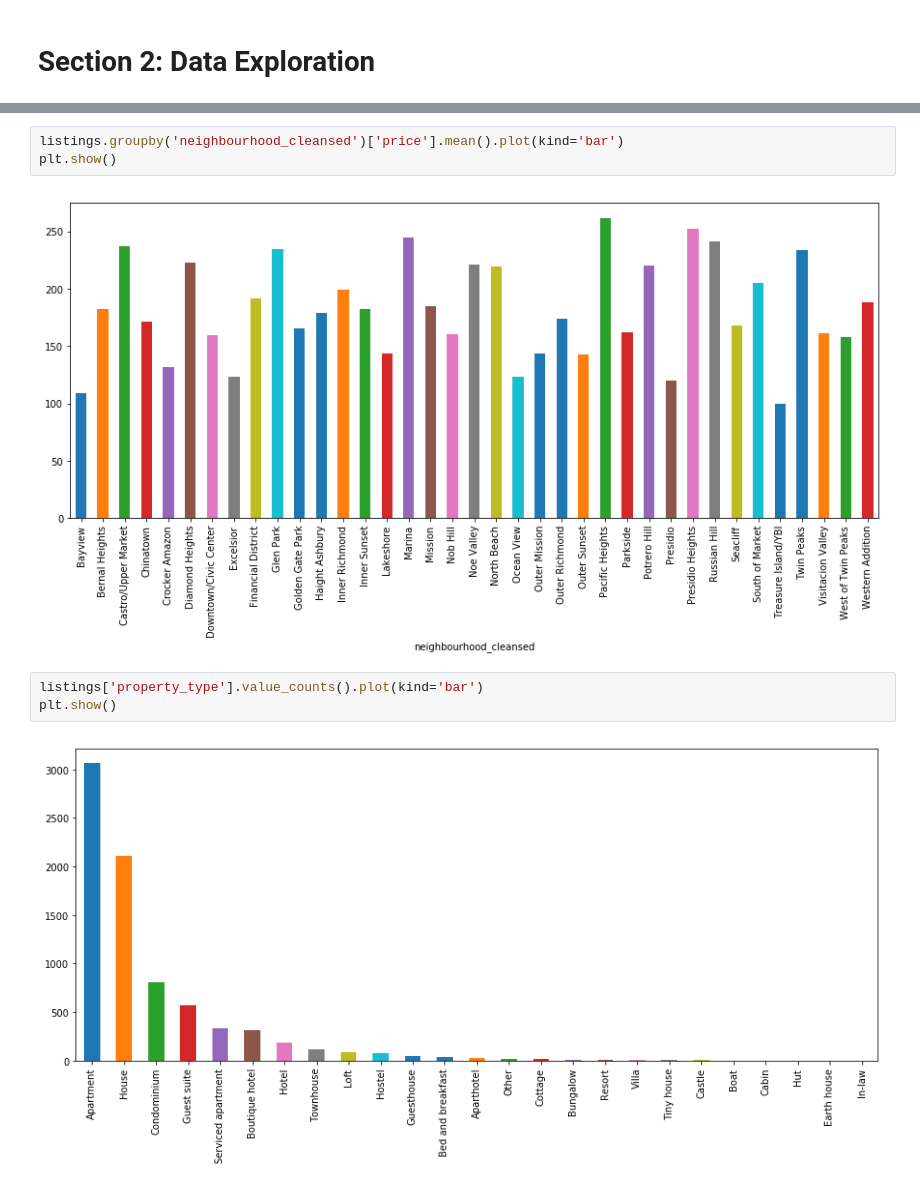
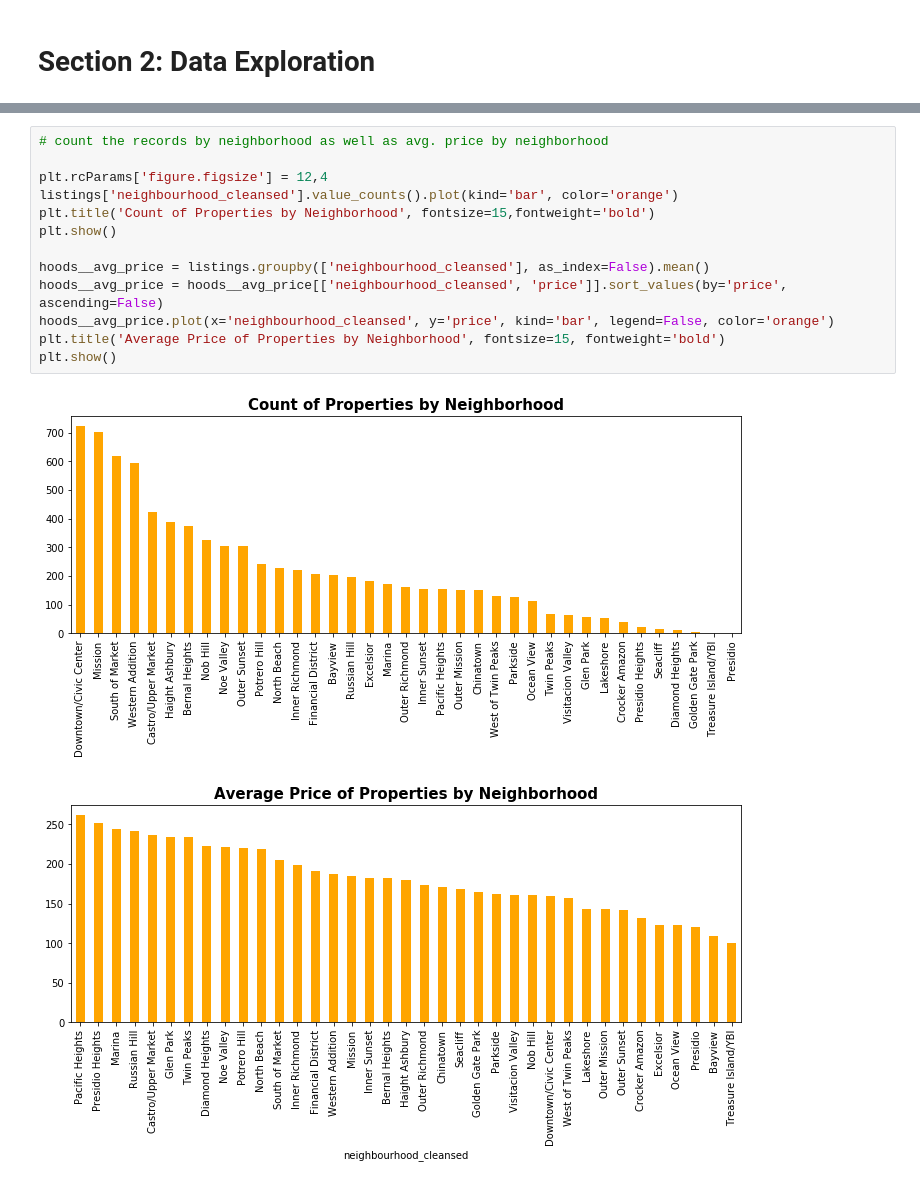
Before and after one commit to jackdoesdata/AirBnB-Analysis, a Jupyter notebook: airbnb_sf_analysis.ipynb, the cells around one changed output, grey strips where cells are left out. Cells and saved outputs as stored; diff of their text form.

```diff
--- a/airbnb_sf_analysis.ipynb
+++ b/airbnb_sf_analysis.ipynb
@@ -147,11 +144,17 @@ plt.show()
-# %%
-listings.groupby('neighbourhood_cleansed')['price'].mean().plot(kind='bar')
-plt.show()
-# %% [output]
-[figure, removed]
-# %%
-listings['property_type'].value_counts().plot(kind='bar')
-plt.show()
-# %% [output]
-[figure, removed]
+# %%
+# count the records by neighborhood as well as avg. price by neighborhood
+
+plt.rcParams['figure.figsize'] = 12,4
+listings['neighbourhood_cleansed'].value_counts().plot(kind='bar', color='orange')
+plt.title('Count of Properties by Neighborhood', fontsize=15,fontweight='bold')
+plt.show()
+
+hoods__avg_price = listings.groupby(['neighbourhood_cleansed'], as_index=False).mean()
+hoods__avg_price = hoods__avg_price[['neighbourhood_cleansed', 'price']].sort_values(by='price', ascending=False)
+hoods__avg_price.plot(x='neighbourhood_cleansed', y='price', kind='bar', legend=False, color='orange')
+plt.title('Average Price of Properties by Neighborhood', fontsize=15, fontweight='bold')
+plt.show()
+# %% [output]
+[figure, added]
+[figure, added]
 # %%
```
Also changed, not shown: parts of 23 cells of this notebook.
